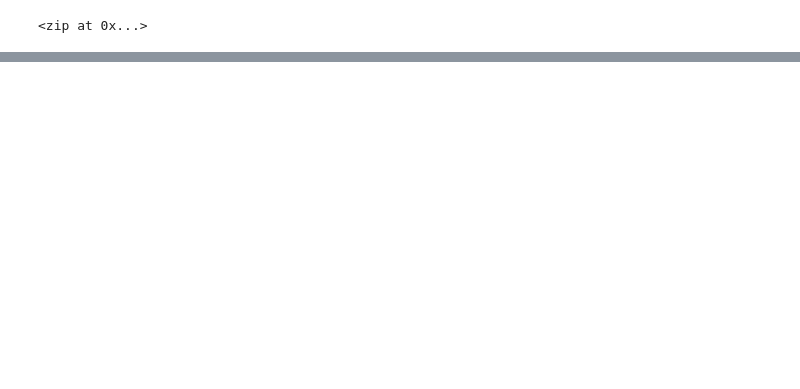
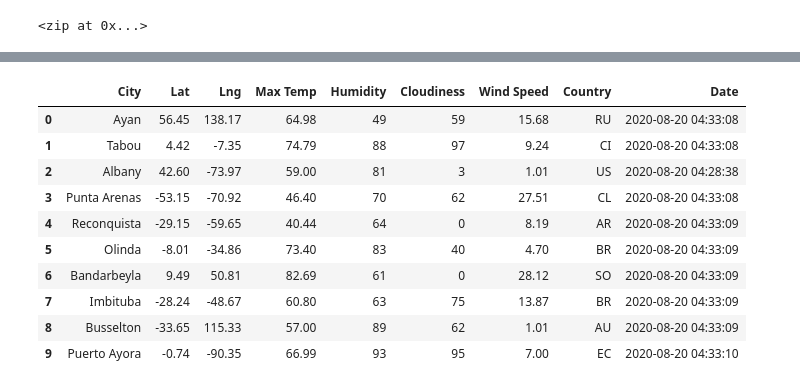
Before and after one commit to sloth143chunk/World_Weather_Analysis, a Jupyter notebook: WeatherPy.ipynb, the cells around one changed output, grey strips where cells are left out. Cells and saved outputs as stored; diff of their text form; code cells hidden in the pictures; blank space fills up the shorter version.

Commit message:
Adding WeatherPY.ipynb and updates, added files to gitignore

```diff
--- a/WeatherPy.ipynb
+++ b/WeatherPy.ipynb
@@ -36,0 +46,4 @@ len(cities)
+# %%
+# Starting URL for Weather Map API Call.
+url = "http://api.openweathermap.org/data/2.5/weather?units=Imperial&APPID=" + weather_api_key
+print(url)
@@ -36,0 +130,16 @@ len(cities)
+# %%
+# Convert the array of dictionaries to a Pandas DataFrame.
+city_data_df = pd.DataFrame(city_data)
+city_data_df.head(10)
+# %% [output]
+|  | City | Lat | Lng | Max Temp | Humidity | Cloudiness | Wind Speed | Country | Date |
+| 0 | Ayan | 56.45 | 138.17 | 64.98 | 49 | 59 | 15.68 | RU | 2020-08-20 04:33:08 |
+| 1 | Tabou | 4.42 | -7.35 | 74.79 | 88 | 97 | 9.24 | CI | 2020-08-20 04:33:08 |
+| 2 | Albany | 42.60 | -73.97 | 59.00 | 81 | 3 | 1.01 | US | 2020-08-20 04:28:38 |
+| 3 | Punta Arenas | -53.15 | -70.92 | 46.40 | 70 | 62 | 27.51 | CL | 2020-08-20 04:33:08 |
+| 4 | Reconquista | -29.15 | -59.65 | 40.44 | 64 | 0 | 8.19 | AR | 2020-08-20 04:33:09 |
+| 5 | Olinda | -8.01 | -34.86 | 73.40 | 83 | 40 | 4.70 | BR | 2020-08-20 04:33:09 |
+| 6 | Bandarbeyla | 9.49 | 50.81 | 82.69 | 61 | 0 | 28.12 | SO | 2020-08-20 04:33:09 |
+| 7 | Imbituba | -28.24 | -48.67 | 60.80 | 63 | 75 | 13.87 | BR | 2020-08-20 04:33:09 |
+| 8 | Busselton | -33.65 | 115.33 | 57.00 | 89 | 62 | 1.01 | AU | 2020-08-20 04:33:09 |
+| 9 | Puerto Ayora | -0.74 | -90.35 | 66.99 | 93 | 95 | 7.00 | EC | 2020-08-20 04:33:10 |
```
Also changed, not shown: parts of 7 cells of this notebook.
